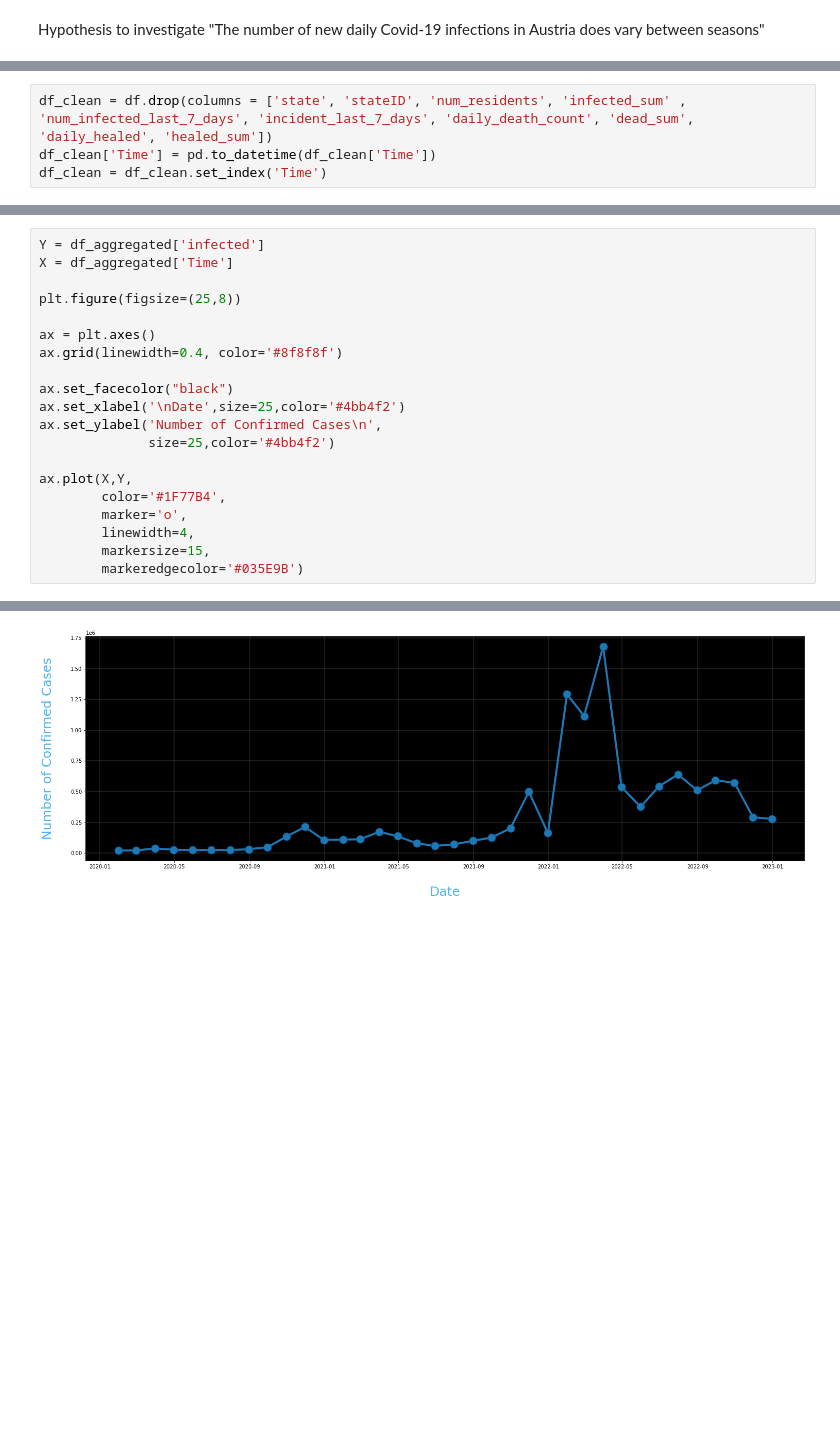
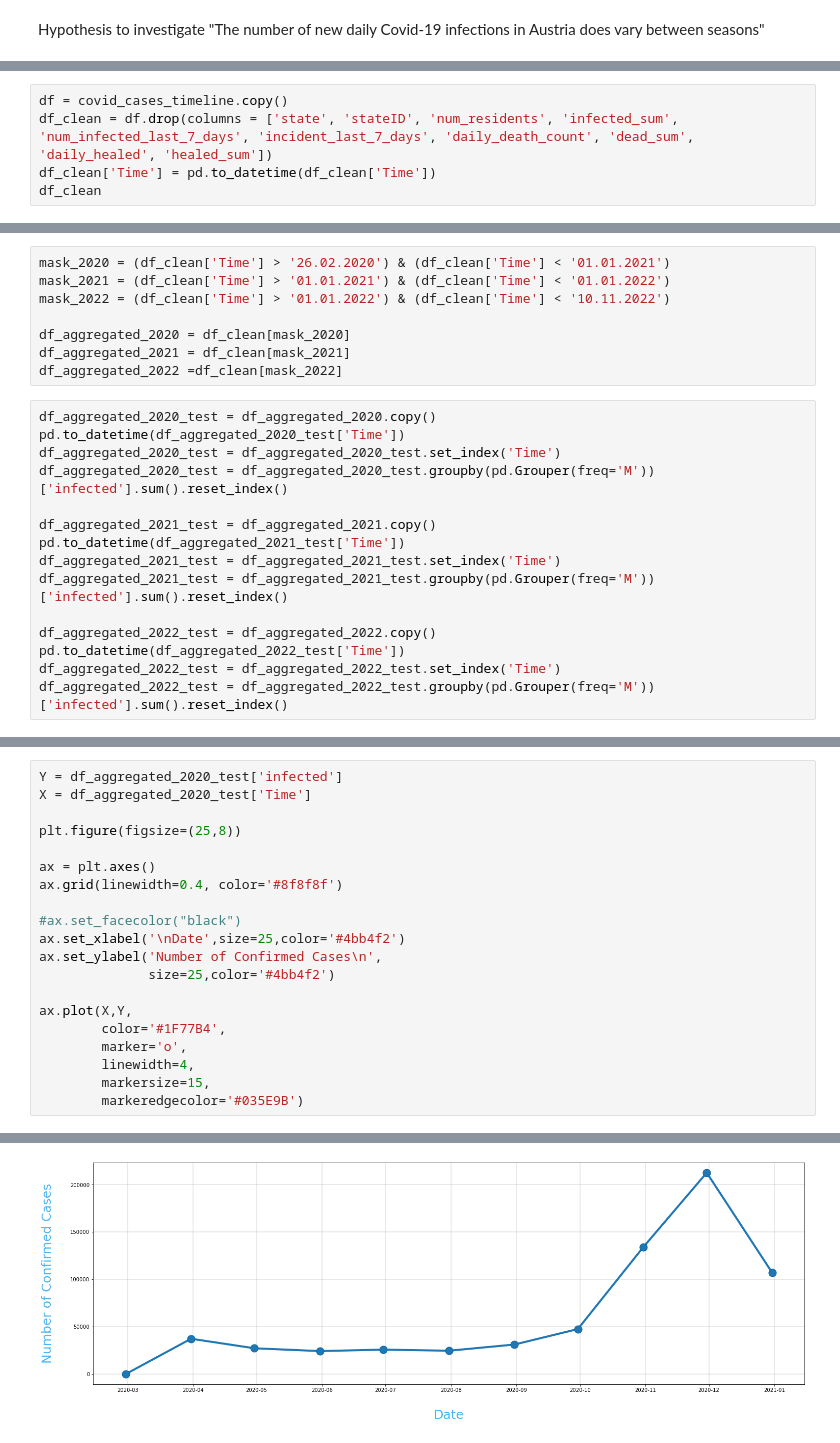
Before and after one commit to borosabel/visual_analytics_2022, a Jupyter notebook: individual work/submission_02_intermediate_Felix.ipynb, the cells around one changed output, grey strips where cells are left out. Saved outputs shown, nothing was run; the diff lists cells and outputs as text; blank space fills up the shorter version.

```diff
--- a/individual work/submission_02_intermediate_Felix.ipynb
+++ b/individual work/submission_02_intermediate_Felix.ipynb
@@ -88,4 +66,5 @@ len(df.columns)
 # %%
-df_clean = df.drop(columns = ['state', 'stateID', 'num_residents', 'infected_sum' , 'num_infected_last_7_days', 'incident_last_7_days', 'daily_death_count', 'dead_sum', 'daily_healed', 'healed_sum'])
+df = covid_cases_timeline.copy()
+df_clean = df.drop(columns = ['state', 'stateID', 'num_residents', 'infected_sum', 'num_infected_last_7_days', 'incident_last_7_days', 'daily_death_count', 'dead_sum', 'daily_healed', 'healed_sum'])
 df_clean['Time'] = pd.to_datetime(df_clean['Time'])
-df_clean = df_clean.set_index('Time')
+df_clean
@@ -120,0 +85,23 @@ plt.plot('Time','infected', data = df_aggregated )
+# %%
+mask_2020 = (df_clean['Time'] > '26.02.2020') & (df_clean['Time'] < '01.01.2021')
+mask_2021 = (df_clean['Time'] > '01.01.2021') & (df_clean['Time'] < '01.01.2022')
+mask_2022 = (df_clean['Time'] > '01.01.2022') & (df_clean['Time'] < '10.11.2022')
+
+df_aggregated_2020 = df_clean[mask_2020]
+df_aggregated_2021 = df_clean[mask_2021]
+df_aggregated_2022 =df_clean[mask_2022]
+# %%
+df_aggregated_2020_test = df_aggregated_2020.copy()
+pd.to_datetime(df_aggregated_2020_test['Time'])
+df_aggregated_2020_test = df_aggregated_2020_test.set_index('Time')
+df_aggregated_2020_test = df_aggregated_2020_test.groupby(pd.Grouper(freq='M'))['infected'].sum().reset_index()
+
+df_aggregated_2021_test = df_aggregated_2021.copy()
+pd.to_datetime(df_aggregated_2021_test['Time'])
+df_aggregated_2021_test = df_aggregated_2021_test.set_index('Time')
+df_aggregated_2021_test = df_aggregated_2021_test.groupby(pd.Grouper(freq='M'))['infected'].sum().reset_index()
+
+df_aggregated_2022_test = df_aggregated_2022.copy()
+pd.to_datetime(df_aggregated_2022_test['Time'])
+df_aggregated_2022_test = df_aggregated_2022_test.set_index('Time')
+df_aggregated_2022_test = df_aggregated_2022_test.groupby(pd.Grouper(freq='M'))['infected'].sum().reset_index()
@@ -121,23 +166,23 @@ plt.plot('Time','infected', data = df_aggregated )
 # %%
-Y = df_aggregated['infected']
-X = df_aggregated['Time']
+Y = df_aggregated_2020_test['infected']
+X = df_aggregated_2020_test['Time']
 
 plt.figure(figsize=(25,8))
 
 ax = plt.axes()
 ax.grid(linewidth=0.4, color='#8f8f8f')
 
-ax.set_facecolor("black")
+#ax.set_facecolor("black")
 ax.set_xlabel('\nDate',size=25,color='#4bb4f2')
 ax.set_ylabel('Number of Confirmed Cases\n',
               size=25,color='#4bb4f2')
 
 ax.plot(X,Y,
         color='#1F77B4',
         marker='o',
         linewidth=4,
         markersize=15,
         markeredgecolor='#035E9B')
 # %% [output]
 [<matplotlib.lines.Line2D at 0x...>]
-[figure, old version]
+[figure, new version]
```
Also changed, not shown: parts of 15 cells of this notebook.
